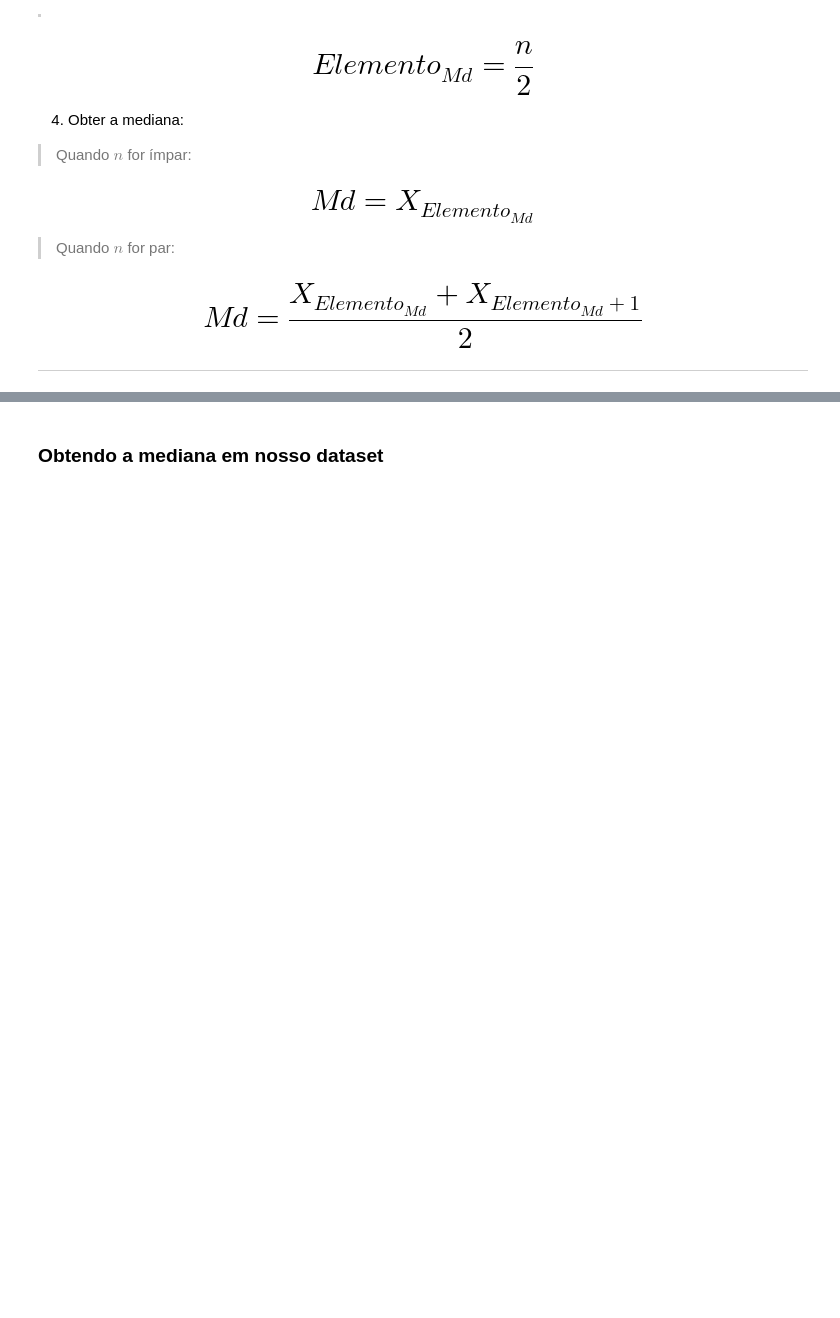
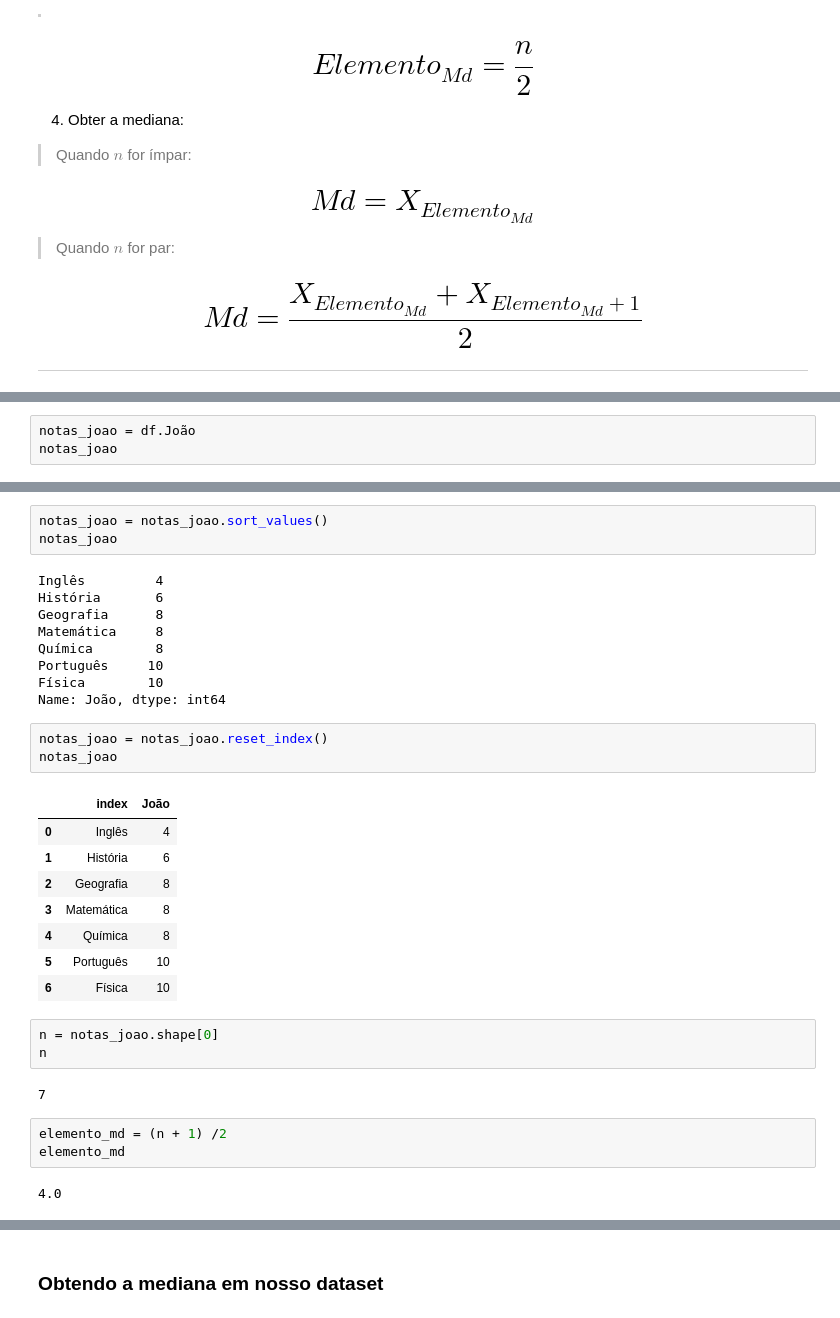
Before and after one commit to arthur-pulini/Estat-sica-com-python, a Jupyter notebook: Curso de Estatística/Curso_de_Estatística_Parte_1.ipynb, the cells around one changed output, grey strips where cells are left out. Drawn from its saved outputs; the diff is of its cells as text; blank space fills up the shorter version.

```diff
--- a/Curso de Estatística/Curso_de_Estatística_Parte_1.ipynb
+++ b/Curso de Estatística/Curso_de_Estatística_Parte_1.ipynb
@@ -656,3 +656,6 @@ Para obtermos a mediana de uma conjunto de dados devemos proceder da seguinte ma
 ### Exemplo 1 - n ímpar
 
 <img src='https://caelum-online-public.s3.amazonaws.com/1177-estatistica-parte1/01/img002.png' width='40%' style="float:left">
+# %%
+notas_joao = df.João
+notas_joao
@@ -658,0 +671,34 @@ Para obtermos a mediana de uma conjunto de dados devemos proceder da seguinte ma
+# %%
+notas_joao = notas_joao.sort_values()
+notas_joao
+# %% [output]
+Inglês         4
+História       6
+Geografia      8
+Matemática     8
+Química        8
+Português     10
+Física        10
+Name: João, dtype: int64
+# %%
+notas_joao = notas_joao.reset_index()
+notas_joao
+# %% [output]
+|  | index | João |
+| 0 | Inglês | 4 |
+| 1 | História | 6 |
+| 2 | Geografia | 8 |
+| 3 | Matemática | 8 |
+| 4 | Química | 8 |
+| 5 | Português | 10 |
+| 6 | Física | 10 |
+# %%
+n = notas_joao.shape[0]
+n
+# %% [output]
+7
+# %%
+elemento_md = (n + 1) /2
+elemento_md
+# %% [output]
+4.0
```
Also changed, not shown: parts of 12 cells of this notebook.
